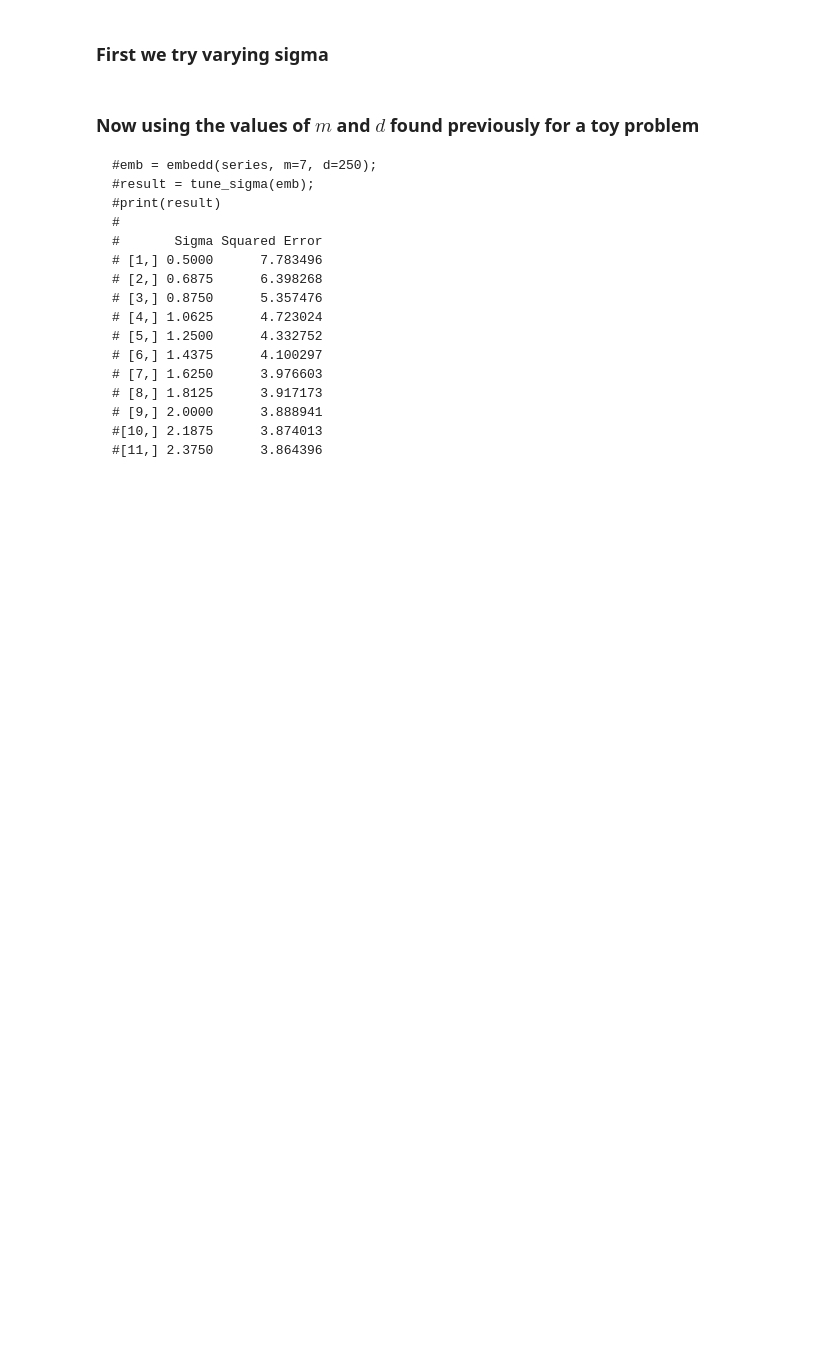
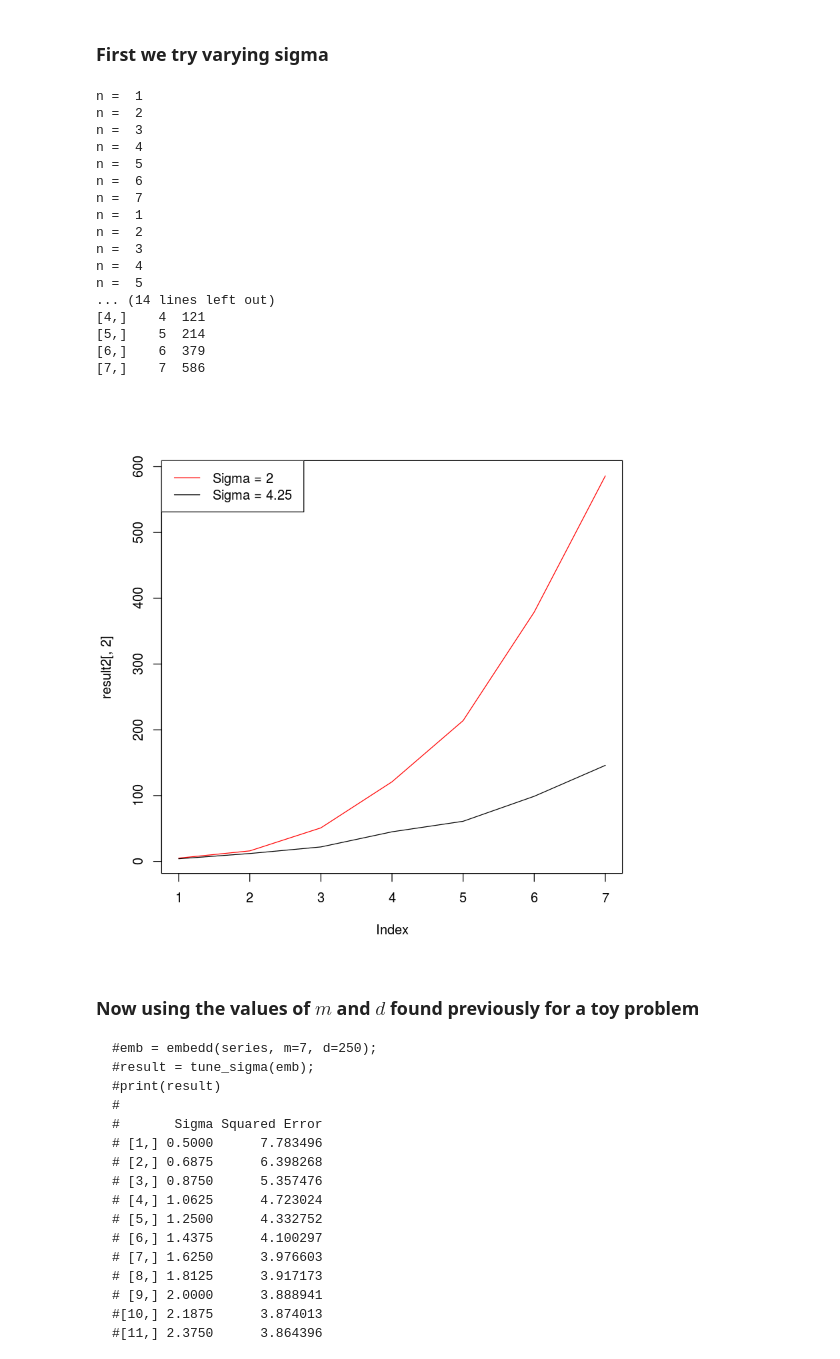
Before and after one commit to Fernando1729/datasci_proj, a Jupyter notebook: shattering_presentation.ipynb, the cells around one changed output. Saved outputs shown, nothing was run; the diff lists cells and outputs as text; code cells hidden in the pictures; blank space fills up the shorter version.

```diff
--- a/shattering_presentation.ipynb
+++ b/shattering_presentation.ipynb
@@ -103,8 +103,30 @@ source("shattering-dwnn.r")
 # %%
 result1 = test.r1(1:7, sigma=4.25);
 result2 = test.r1(1:7, sigma=2);
 print(result1);
 print(result2);
+plot(result2[,2], type="l", col=2)
+lines(result1[,2]);
+legend("topleft", c("Sigma = 2", "Sigma = 4.25"), col=c(2, 1), lty=1);
+# %% [output]
+n =  1
+n =  2
+n =  3
+n =  4
+n =  5
+n =  6
+n =  7
+n =  1
+n =  2
+n =  3
+n =  4
+n =  5
+... (14 lines left out)
+[4,]    4  121
+[5,]    5  214
+[6,]    6  379
+[7,]    7  586
+[figure, added]
 # %% [markdown]
 ### Now using the values of $m$ and $d$ found previously for a toy problem
 
```
Also changed, not shown: parts of 1 cell of this notebook, 1 other file.
